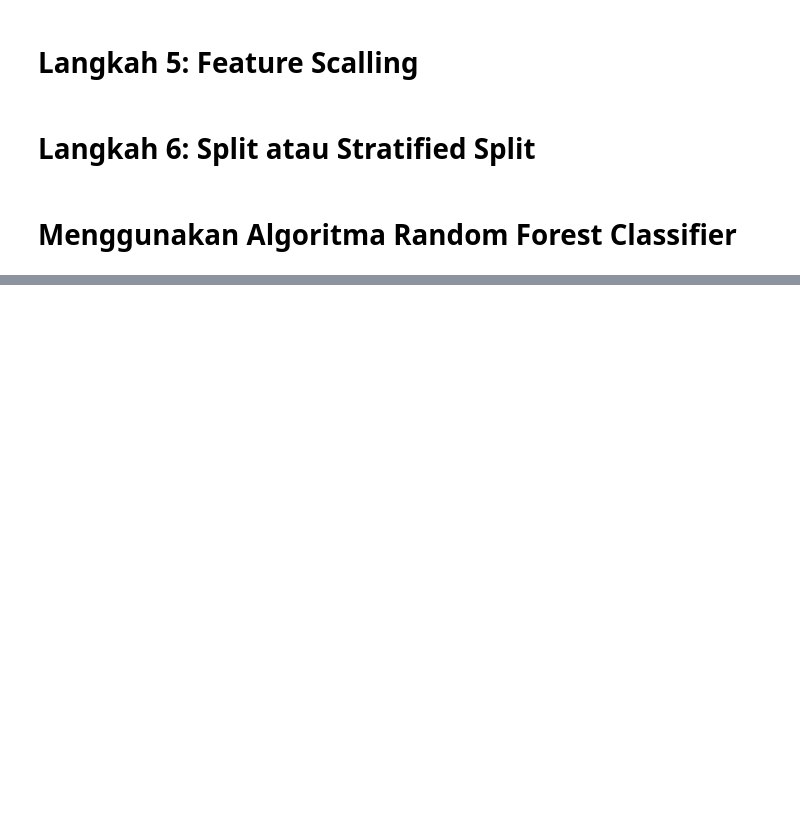
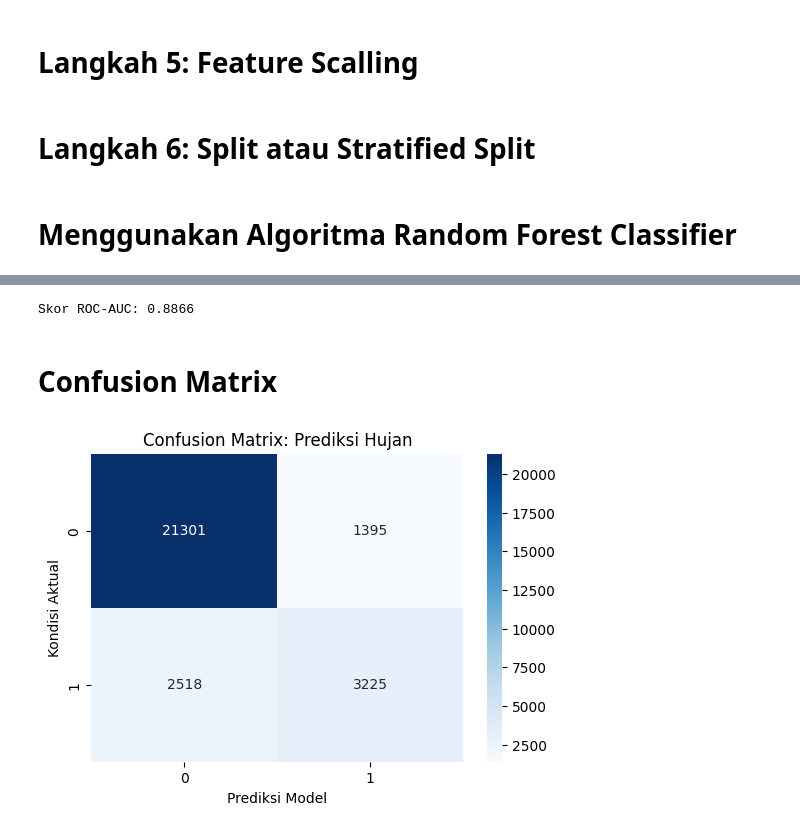
Before and after one commit to FatkurRizky/Prediksi_curah_hujan, a Jupyter notebook: rain_predict.ipynb, the cells around one changed output, grey strips where cells are left out. Drawn from its saved outputs; the diff is of its cells as text; code cells hidden in the pictures; blank space fills up the shorter version.

Commit message:
Update prediksi hujan2

```diff
--- a/rain_predict.ipynb
+++ b/rain_predict.ipynb
@@ -150,8 +153,8 @@ model_rf = RandomForestClassifier(n_estimators=100, random_state=0, class_weight
 model_rf.fit(x_train, y_train_encode)
 
 # prediksi
-y_pred = model_rf.predict(x_test)
+y_pred_straf = model_rf.predict(x_test)
 
-akurasi = accuracy_score(y_test_encode, y_pred)
+akurasi = accuracy_score(y_test_encode, y_pred_straf)
 
 print(f"Model akurasi {akurasi:4f}")
@@ -157,0 +175,17 @@ print(f"Model akurasi {akurasi:4f}")
+# %%
+auc_score = roc_auc_score(y_test_encode, y_pred_proba)
+print(f"Skor ROC-AUC: {auc_score:.4f}")
+# %% [output]
+Skor ROC-AUC: 0.8866
+# %% [markdown]
+# Confusion Matrix
+# %%
+cm = confusion_matrix(y_test_encode, y_pred)
+plt.figure(figsize=(6, 4))
+sns.heatmap(cm, annot=True, fmt='d', cmap='Blues')
+plt.title('Confusion Matrix: Prediksi Hujan')
+plt.xlabel('Prediksi Model')
+plt.ylabel('Kondisi Aktual')
+plt.show()
+# %% [output]
+[figure, added]
```
Also changed, not shown: parts of 11 cells of this notebook.
